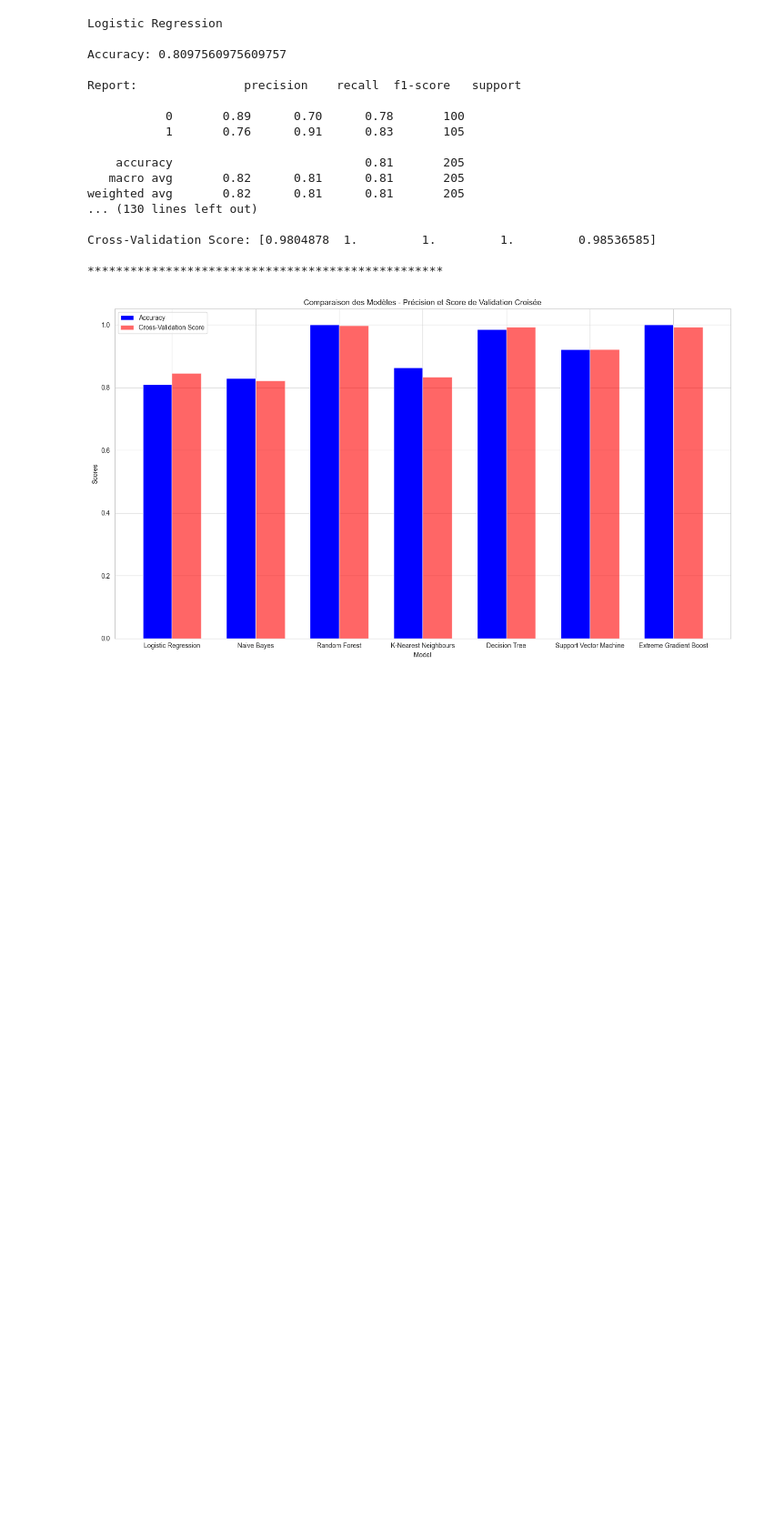
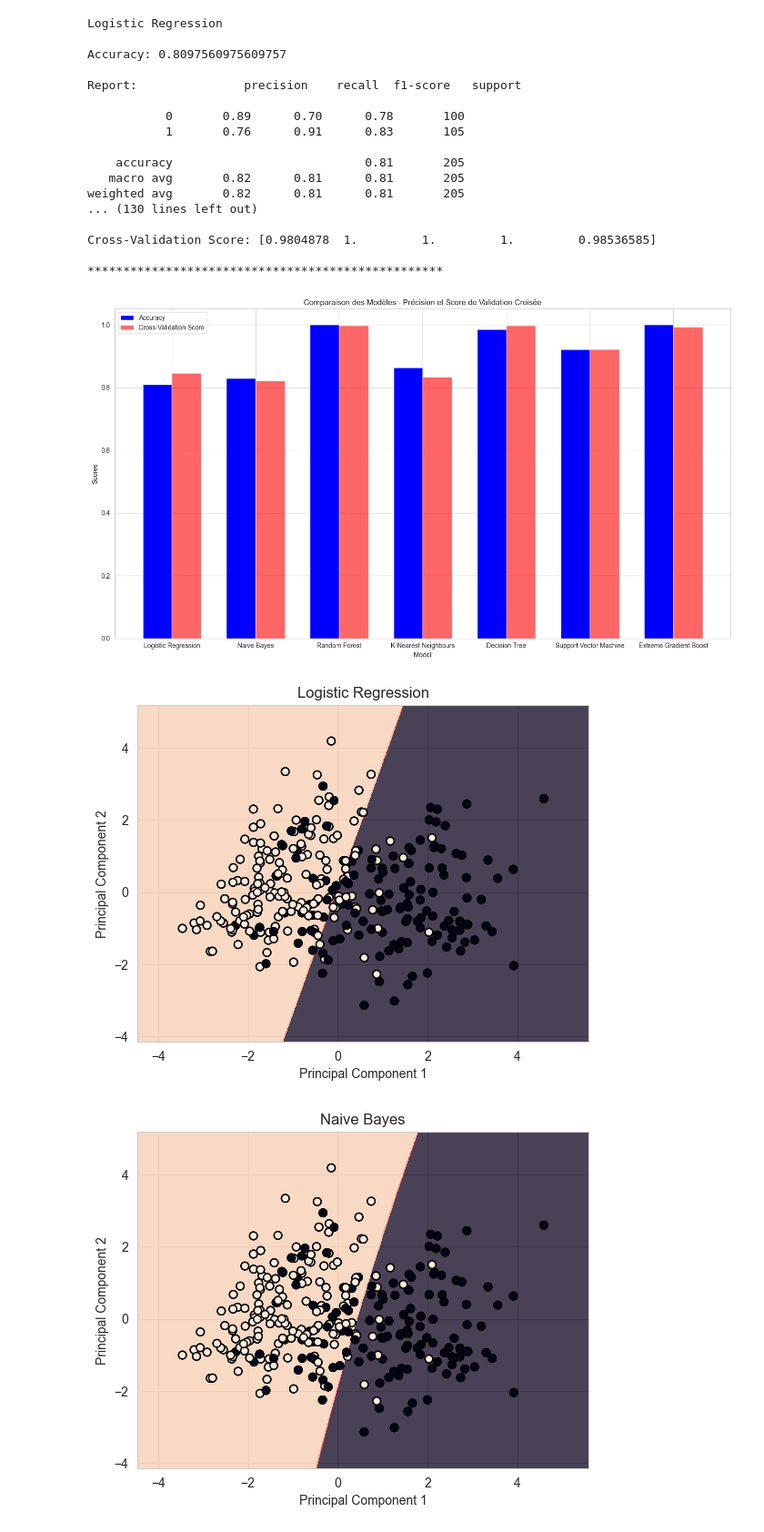
Before and after one commit to asndiallo/MedAI-MultiDataset-Study, a Jupyter notebook: notebooks/heart-disease-2.ipynb, the cells around one changed output. Shown at 91% size. Saved outputs shown, nothing was run; the diff lists cells and outputs as text; code cells hidden in the pictures; blank space fills up the shorter version.

Commit message:
plot decision boundaries

```diff
--- a/notebooks/heart-disease-2.ipynb
+++ b/notebooks/heart-disease-2.ipynb
@@ -37,7 +38,7 @@ models = {
     "K-Nearest Neighbours": KNeighborsClassifier(),
     "Decision Tree": DecisionTreeClassifier(),
     "Support Vector Machine": SVC(),
-    "Extreme Gradient Boost": XGBClassifier()
+    "Extreme Gradient Boost": XGBClassifier(),
 }
 
 # Entraînement et évaluation des modèles
@@ -54,6 +55,7 @@ for name, model in models.items():
         "Report": report,
         "Confusion Matrix": confusion,
         "Cross-Validation Score": cross_val,
+        'trained_model': model,
     }
 
 # Affichage des résultats
@@ -120,3 +122,43 @@ plt.tight_layout()
 plt.show()
 # %% [output]
 [figure]
+# %%
+def plot_decision_boundary(model, X, y, name):
+    # Reduce the data to two dimensions using PCA
+    pca = PCA(n_components=2)
+    X_pca = pca.fit_transform(X)
+
+    h = 0.02  # step size in the mesh
+
+    # Create a mesh grid of points in the reduced space
+    x_min, x_max = X_pca[:, 0].min() - 1, X_pca[:, 0].max() + 1
+    y_min, y_max = X_pca[:, 1].min() - 1, X_pca[:, 1].max() + 1
+    xx, yy = np.meshgrid(np.arange(x_min, x_max, h), np.arange(y_min, y_max, h))
+
+    # Predict using the original model and the inverse transform of PCA
+    Z = model.predict(pca.inverse_transform(np.c_[xx.ravel(), yy.ravel()]))
+    Z = Z.reshape(xx.shape)
+
+    # Plot the decision boundary
+    plt.contourf(xx, yy, Z, alpha=0.8)
+
+    # Plot the data points in the reduced space
+    plt.scatter(X_pca[:, 0], X_pca[:, 1], c=y, edgecolors="k")
+
+    # Set the axis labels and title
+    plt.xlabel("Principal Component 1")
+    plt.ylabel("Principal Component 2")
+    plt.title(name)
+
+
+# Plot decision boundary for each trained model
+for name, model in model_results.items():
+    plt.figure()
+    plot_decision_boundary(model["trained_model"], X_scaled, y, name)
+    plt.title(name)
+
+# Show the plots
+plt.show()
+# %% [output]
+[figure, added]
+[figure, added]
```
Also changed, not shown: parts of 2 cells of this notebook.
